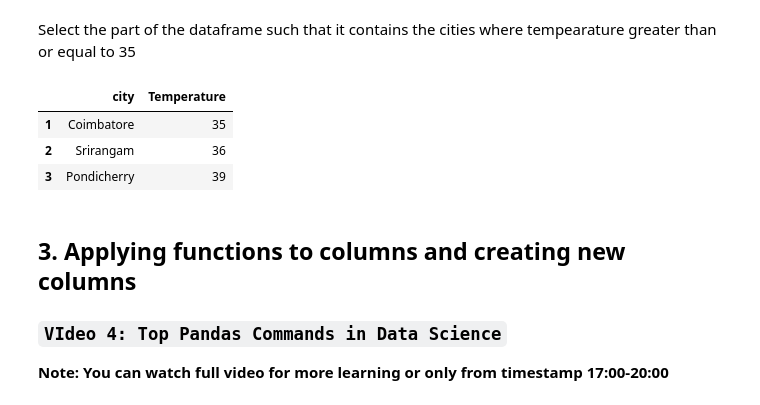
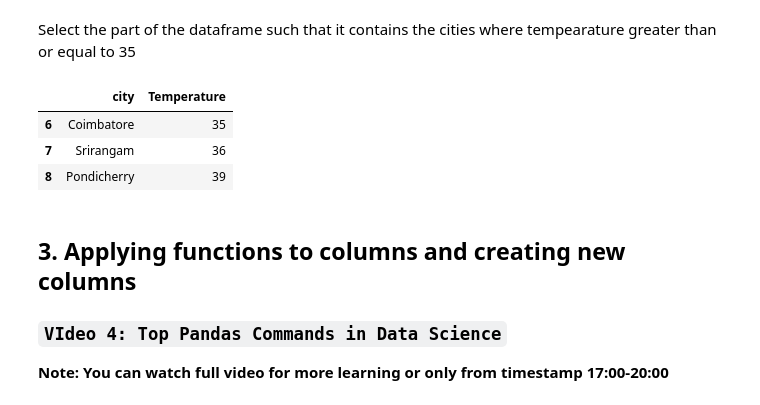
Before and after one commit to kishan-data/Pandas, a Jupyter notebook: Pandas.ipynb, the cells around one changed output. Drawn from its saved outputs; the diff is of its cells as text; code cells hidden in the pictures.

```diff
--- a/Pandas.ipynb
+++ b/Pandas.ipynb
@@ -382,11 +381,12 @@ How many cities are there?
 # %% [markdown]
 Select the part of the dataframe such that it contains the cities where tempearature greater than or equal to 35
 # %%
+d3[d3['Temperature']  >= 35]
 # %% [output]
 |  | city | Temperature |
-| 1 | Coimbatore | 35 |
-| 2 | Srirangam | 36 |
-| 3 | Pondicherry | 39 |
+| 6 | Coimbatore | 35 |
+| 7 | Srirangam | 36 |
+| 8 | Pondicherry | 39 |
 # %% [markdown]
 ## 3. Applying functions to columns and creating new columns
 
```
Also changed, not shown: parts of 16 cells of this notebook.
